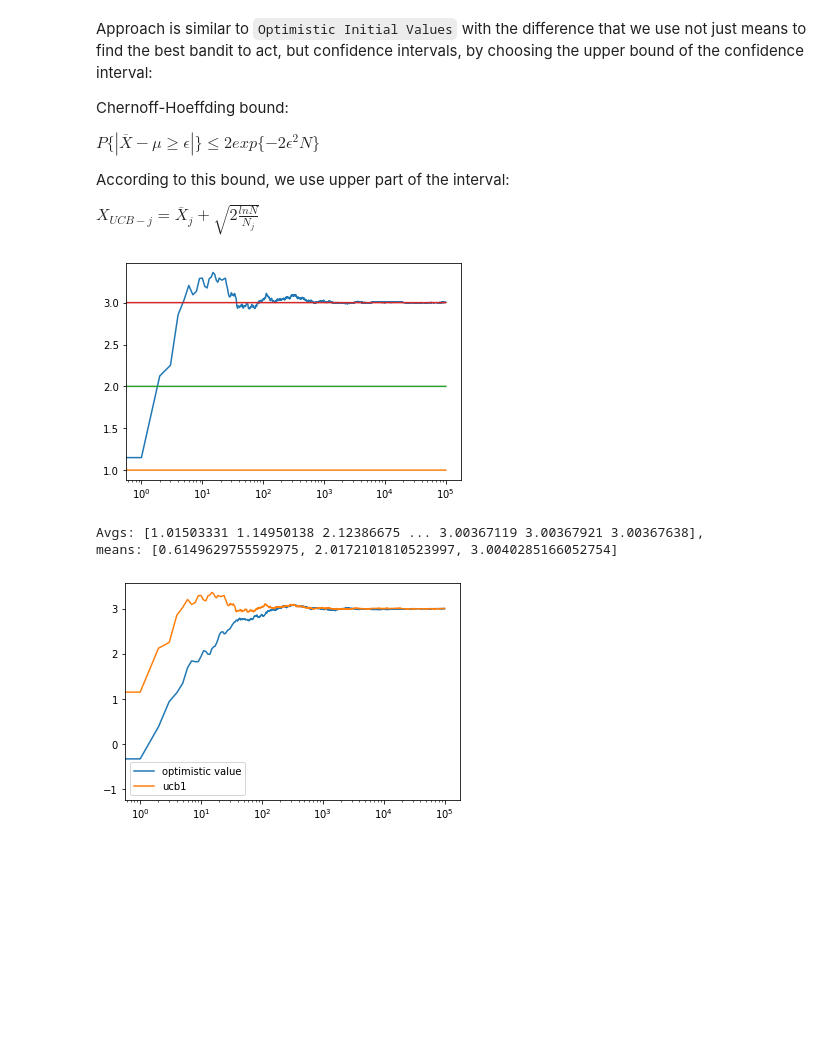
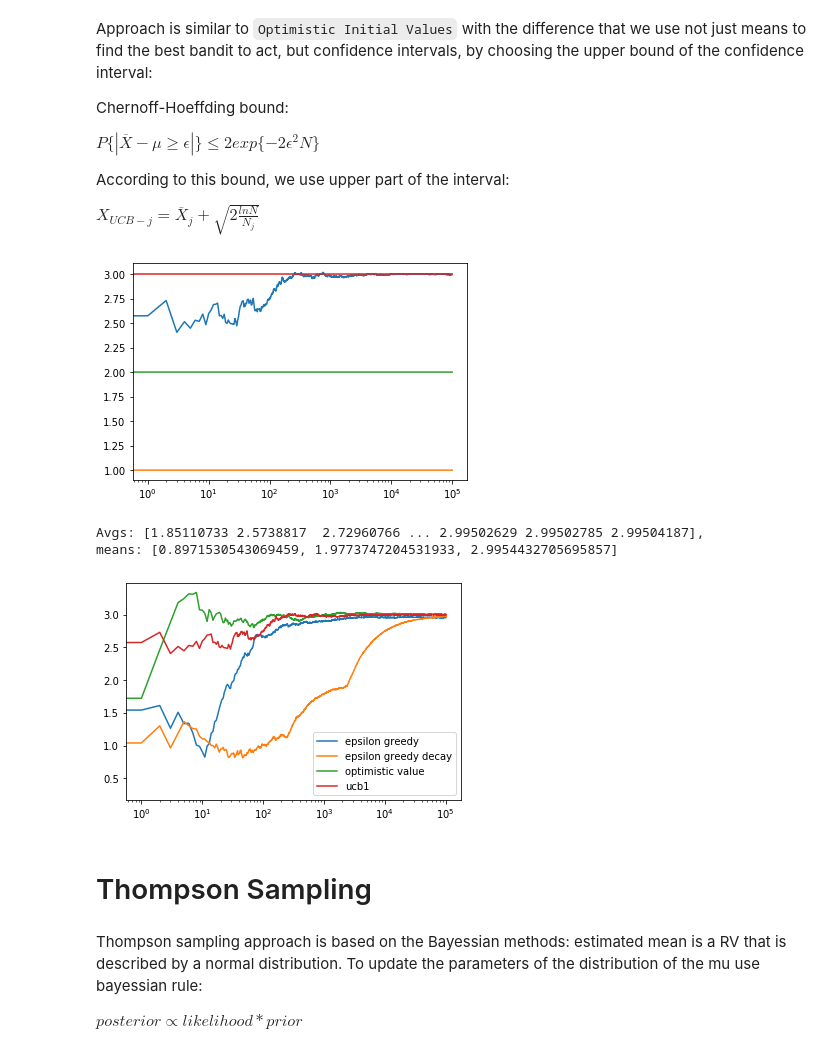
Before and after one commit to d4glushko/ReinforcementLearning, a Jupyter notebook: bandit/compare_algorithms.ipynb, the cells around one changed output. Cells and saved outputs as stored; diff of their text form; code cells hidden in the pictures; blank space fills up the shorter version.

```diff
--- a/bandit/compare_algorithms.ipynb
+++ b/bandit/compare_algorithms.ipynb
@@ -17,4 +19,5 @@ means: [0.9697220704292909, 2.0031842728669886, 2.994701979815987]
 # %%
-c_avg2, means2 = EpsilonGreedy.run_experiment([1.0, 2.0, 3.0], 0.05, 100000)
+eps_greedy.epsilon = 0.05
+c_avg2, means2 = eps_greedy.run_experiment(means, n)
 print("Avgs: {},\nmeans: {}".format(c_avg2, means2))
 # %% [output]
@@ -47,0 +60,4 @@ plt.show()
+# %%
+eps_greedy_decay = EpsilonGreedyDecay()
+c_avg_eps_decay, means_eps_decay = eps_greedy_decay.run_experiment(means, n)
+print("Avgs: {},\nmeans: {}".format(c_avg_eps_decay, means_eps_decay))
@@ -50,6 +78,7 @@ plt.show()
 # %% [markdown]
 Idea is to guess some upper bound mean value of the slot machines and with respect to this use only greedy strategy. All bandits will start decrease their means untill one of the bandits, that corresponds to the slot machine with highest value, will stop decreasing and we will exploit only that bandit
 # %%
-c_avg_opt, means_opt = OptimisticValue.run_experiment([1.0, 2.0, 3.0], 10, 100000)
+opt_value = OptimisticValue(10)
+c_avg_opt, means_opt = opt_value.run_experiment(means, n)
 print("Avgs: {},\nmeans: {}".format(c_avg_opt, means_opt))
 # %% [output]
@@ -78,17 +107,26 @@ According to this bound, we use upper part of the interval:
 
 $X_{UCB-j} = \overline{X}_j + \sqrt{2\frac{lnN}{N_j}}$
 # %%
-c_avg_ucb, means_ucb = Ucb1.run_experiment([1.0, 2.0, 3.0], 10, 100000)
+ucb1 = Ucb1(10)
+c_avg_ucb, means_ucb = ucb1.run_experiment(means, n)
 print("Avgs: {},\nmeans: {}".format(c_avg_ucb, means_ucb))
 # %% [output]
-[figure, old version]
+[figure, new version]
-Avgs: [1.01503331 1.14950138 2.12386675 ... 3.00367119 3.00367921 3.00367638],
-means: [0.6149629755592975, 2.0172101810523997, 3.0040285166052754]
+Avgs: [1.85110733 2.5738817  2.72960766 ... 2.99502629 2.99502785 2.99504187],
+means: [0.8971530543069459, 1.9773747204531933, 2.9954432705695857]
 # %%
+plt.plot(c_avg2, label='epsilon greedy')
+plt.plot(c_avg_eps_decay, label='epsilon greedy decay')
 plt.plot(c_avg_opt, label='optimistic value')
 plt.plot(c_avg_ucb, label='ucb1')
 plt.legend()
 plt.xscale('log')
 plt.show()
 # %% [output]
-[figure, old version]
+[figure, new version]
+# %% [markdown]
+# Thompson Sampling
+# %% [markdown]
+Thompson sampling approach is based on the Bayessian methods: estimated mean is a RV that is described by a normal distribution. To update the parameters of the distribution of the mu use bayessian rule:
+
+$posterior \propto likelihood * prior$
```
Also changed, not shown: parts of 15 cells of this notebook, 5 other files.
